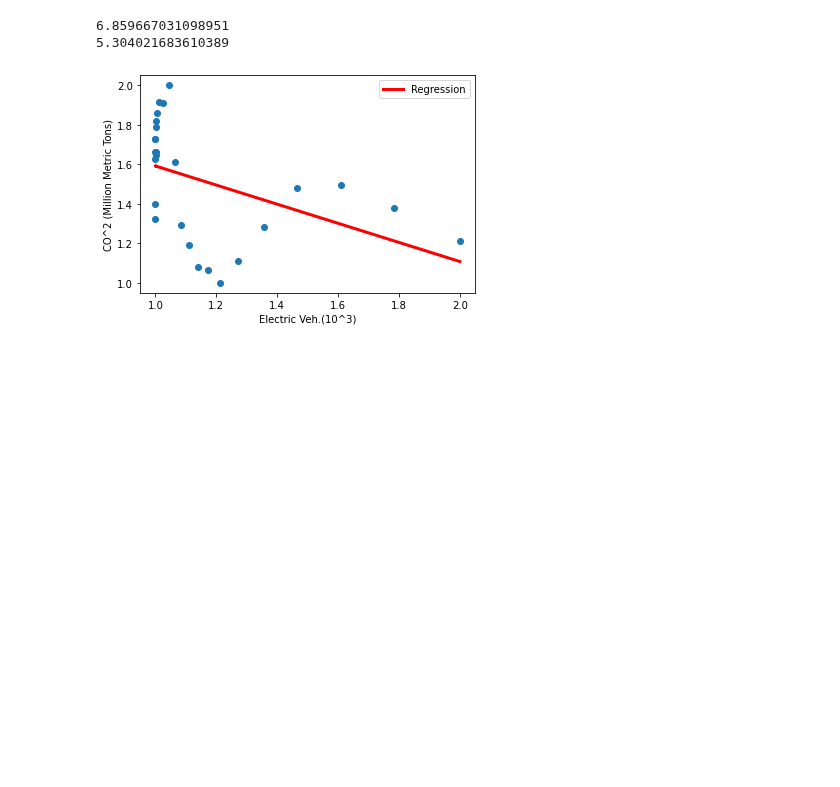
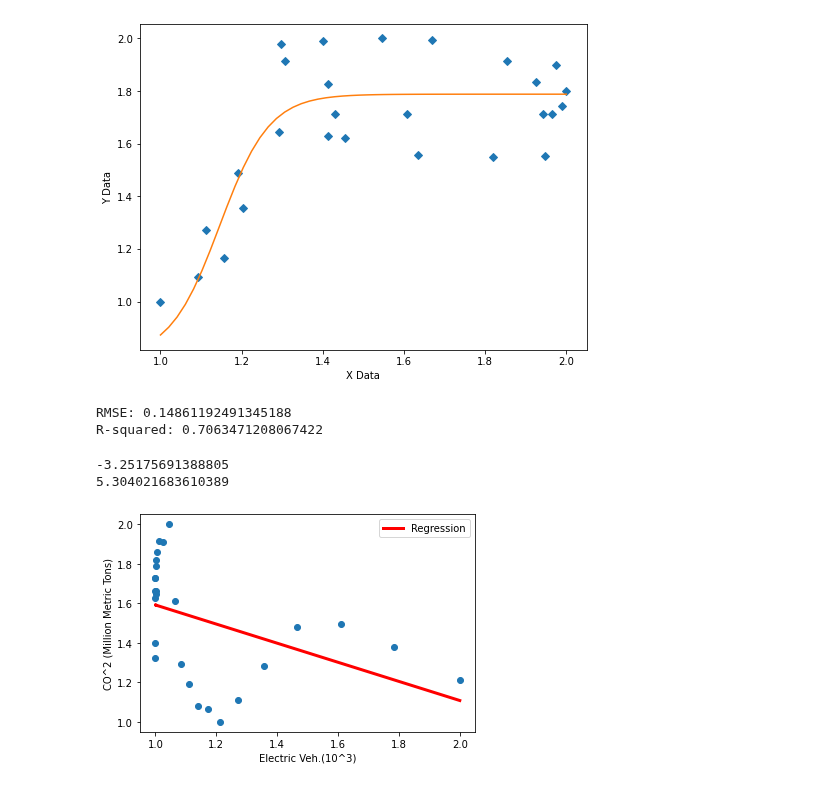
Before and after one commit to IsaacJohnEvans/EV_affect_on_emissions, a Jupyter notebook: Linear_regression_correlation_study_eric.ipynb, the cells around one changed output. Cells and saved outputs as stored; diff of their text form; code cells hidden in the pictures; blank space fills up the shorter version.

```diff
--- a/Linear_regression_correlation_study_eric.ipynb
+++ b/Linear_regression_correlation_study_eric.ipynb
@@ -153,3 +161,49 @@ usa_emission_by_veh_n = to_do_normal(us_car_emission)
+# %%
+# graphics output section
+def ModelAndScatterPlot(figure_width, figure_height):
+    f = plt.figure(figsize=(figure_width,figure_height))
+    axes = f.add_subplot(111)
+
+    # first the raw data as a scatter plot
+    axes.plot(xData, yData,  'D')
+
+    # create data for the fitted equation plot
+    xModel = np.linspace(min(xData), max(xData))
+    yModel = func(xModel, *fittedParameters)
+
+    # now the model as a line plot
+    axes.plot(xModel, yModel)
+
+    axes.set_xlabel('X Data') # X axis data label
+    axes.set_ylabel('Y Data') # Y axis data label
+
+    plt.show()
+    plt.close('all') # clean up after using pyplot
+# %%
+xx = usa_E_car_dat_n.transpose()
+xx = xx[0]
+yy = usa_emission_by_veh_n.transpose()
+yy = yy[0]
+# generate initial parameter values
+geneticParameters = generate_Initial_Parameters(xData,yData)
+
+# curve fit the test data
+fittedParameters, pcov = curve_fit(func, xData, yData, geneticParameters)
+
+##########################################################
+ModelAndScatterPlot(8, 6)
+modelPredictions = func(xData, *fittedParameters)
+absError = modelPredictions - yData
+SE = np.square(absError) # squared errors
+MSE = np.mean(SE) # mean squared errors
+RMSE = np.sqrt(MSE) # Root Mean Squared Error, RMSE
+Rsquared = 1.0 - (np.var(absError) / np.var(yData))
+print('RMSE:', RMSE)
+print('R-squared:', Rsquared)
+# %% [output]
+[figure, added]
+RMSE: 0.14861192491345188
+R-squared: 0.7063471208067422
 # %%
 uk_predict,uk_model = produce_predictions_linear_regression(uk_E_car_dat_n,uk_emission_by_veh_n)
 usa_predict,usa_model = produce_predictions_linear_regression(usa_E_car_dat_n,usa_emission_by_veh_n)
@@ -159,12 +213,12 @@ def mean_absolute_percentage_error(y_true, y_pred):
     return np.abs(MSPE)
 
 ##### test_regression,test_model = produce_predictions_linear_regression(electric_car_dat, raod_emission_by_veh)
-UKR2 = mean_absolute_percentage_error(uk_emission_by_veh_n,uk_predict)
+UKR2 = r2_score(uk_predict,uk_emission_by_veh_n)
 USR2 = mean_absolute_percentage_error(usa_emission_by_veh_n,usa_predict)
 print(UKR2)
 print(USR2)
 # %% [output]
-6.859667031098951
+-3.25175691388805
 5.304021683610389
 # %%
 plt.scatter(uk_E_car_dat_n, uk_emission_by_veh_n)
```
Also changed, not shown: parts of 4 cells of this notebook.
